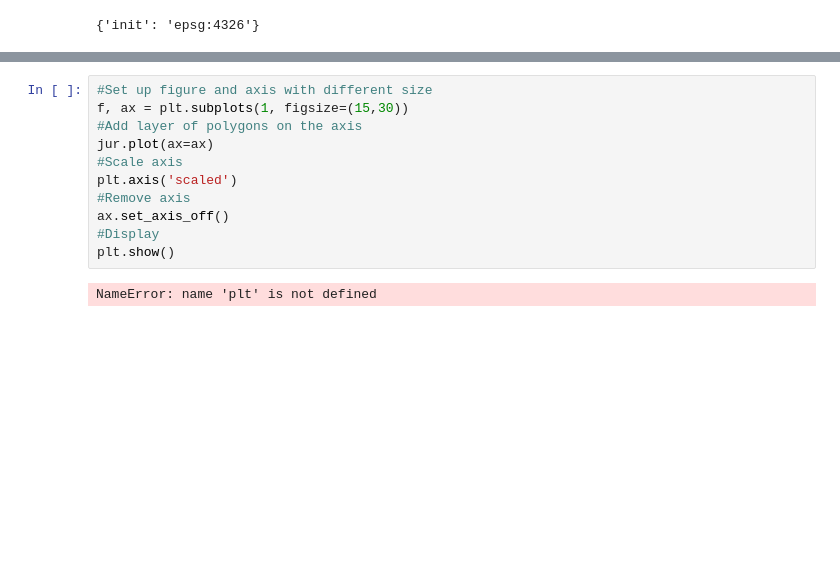
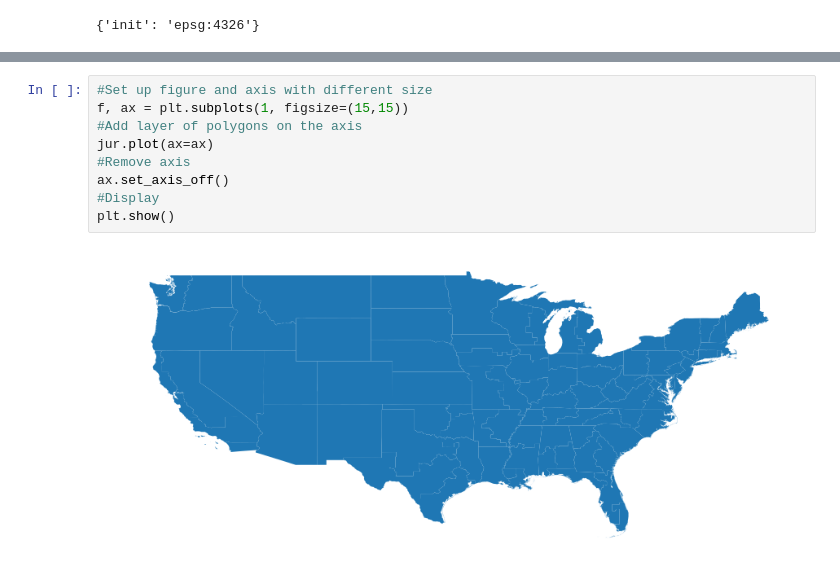
Before and after one commit to hpeyronnin/Wiretaps, a Jupyter notebook: Wiretaps.ipynb, the cells around one changed output, grey strips where cells are left out. Cells and saved outputs as stored; diff of their text form; blank space fills up the shorter version.

```diff
--- a/Wiretaps.ipynb
+++ b/Wiretaps.ipynb
@@ -370,13 +381,11 @@ jur.crs
 # %%
 #Set up figure and axis with different size
-f, ax = plt.subplots(1, figsize=(15,30))
+f, ax = plt.subplots(1, figsize=(15,15))
 #Add layer of polygons on the axis
 jur.plot(ax=ax)
-#Scale axis
-plt.axis('scaled')
 #Remove axis
 ax.set_axis_off()
 #Display
 plt.show()
 # %% [output]
-NameError: name 'plt' is not defined
+[figure, added]
```
Also changed, not shown: parts of 24 cells of this notebook.
